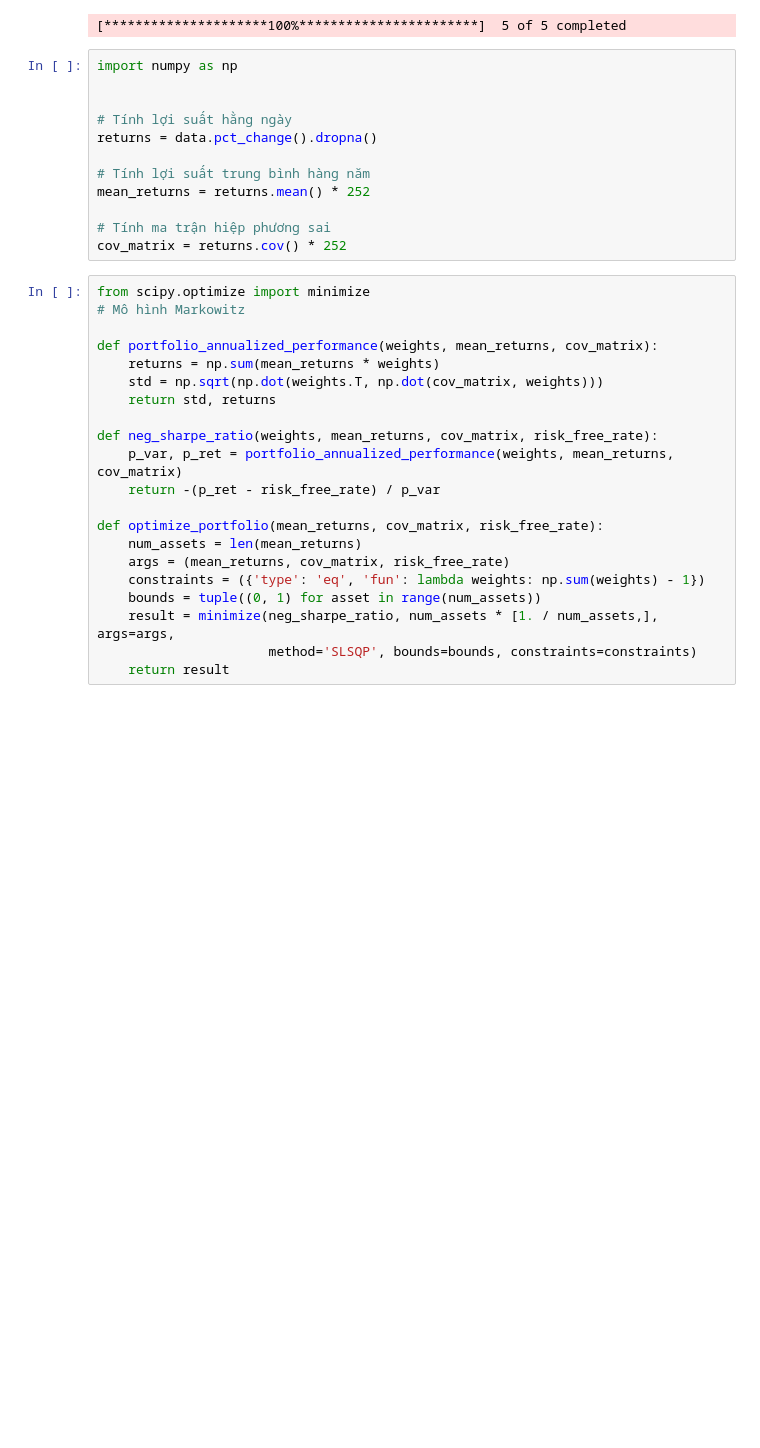
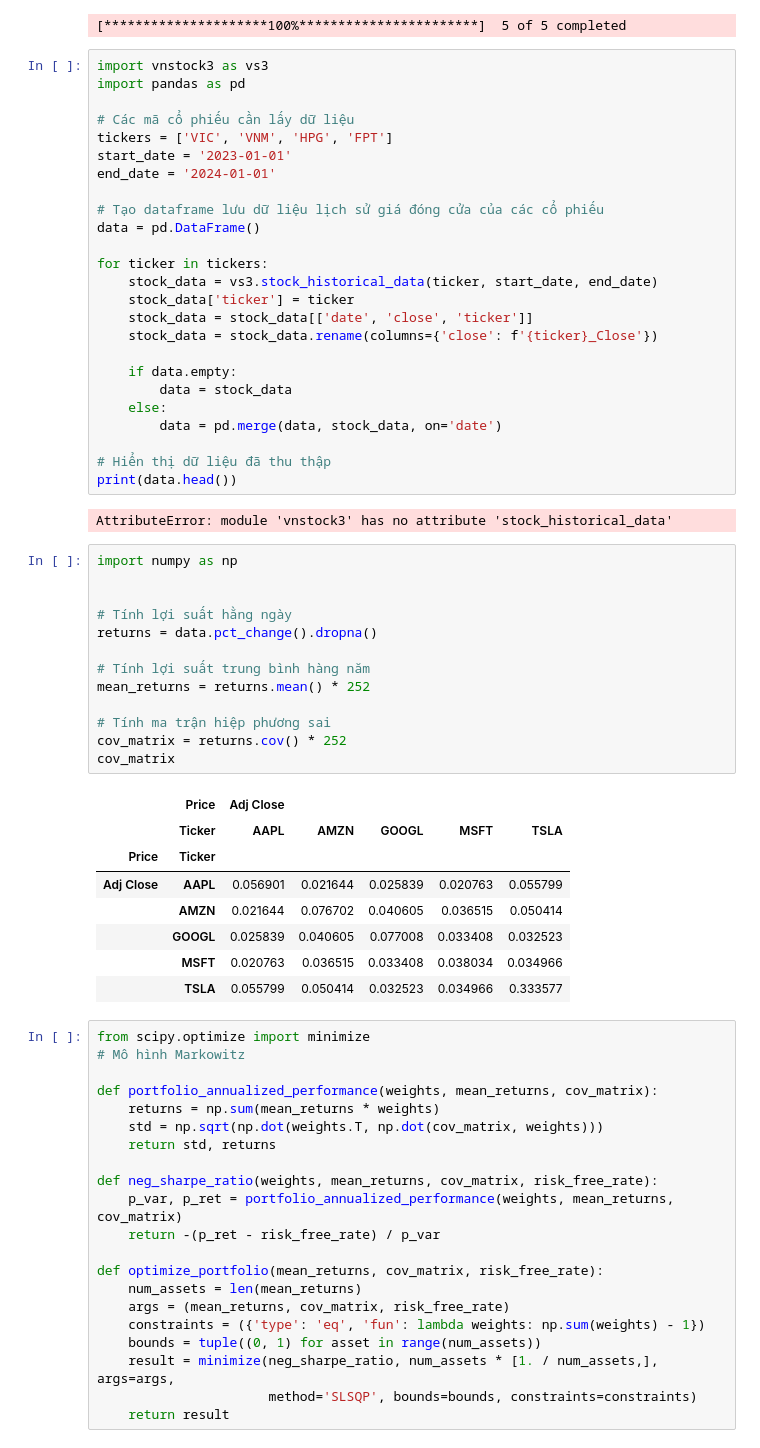
Before and after one commit to VuHSO-edu/NCKH, a Jupyter notebook: vnstock.ipynb, the cells around one changed output. Drawn from its saved outputs; the diff is of its cells as text; blank space fills up the shorter version.

Commit message:
wed stock

```diff
--- a/vnstock.ipynb
+++ b/vnstock.ipynb
@@ -6,18 +6,55 @@ stock_ls = ['AAPL', 'GOOGL', 'MSFT', 'AMZN', 'TSLA']
 data = yf.download(stock_ls, start="2024-01-01", end="2024-10-01")[['Adj Close']]
 # %% [output]
 [*********************100%***********************]  5 of 5 completed
+# %%
+import vnstock3 as vs3
+import pandas as pd
+
+# Các mã cổ phiếu cần lấy dữ liệu
+tickers = ['VIC', 'VNM', 'HPG', 'FPT']
+start_date = '2023-01-01'
+end_date = '2024-01-01'
+
+# Tạo dataframe lưu dữ liệu lịch sử giá đóng cửa của các cổ phiếu
+data = pd.DataFrame()
+
+for ticker in tickers:
+    stock_data = vs3.stock_historical_data(ticker, start_date, end_date)
+    stock_data['ticker'] = ticker
+    stock_data = stock_data[['date', 'close', 'ticker']]
+    stock_data = stock_data.rename(columns={'close': f'{ticker}_Close'})
+
+    if data.empty:
+        data = stock_data
+    else:
+        data = pd.merge(data, stock_data, on='date')
+
+# Hiển thị dữ liệu đã thu thập
+print(data.head())
+# %% [output]
+AttributeError: module 'vnstock3' has no attribute 'stock_historical_data'
 # %%
 import numpy as np
 
 
 # Tính lợi suất hằng ngày
 returns = data.pct_change().dropna()
 
 # Tính lợi suất trung bình hàng năm
 mean_returns = returns.mean() * 252
 
 # Tính ma trận hiệp phương sai
 cov_matrix = returns.cov() * 252
+cov_matrix
+# %% [output]
+|  | Price | Adj Close |  |  |  |  |
+|  | Ticker | AAPL | AMZN | GOOGL | MSFT | TSLA |
+| Price | Ticker |  |  |  |  |  |
+| Adj Close | AAPL | 0.056901 | 0.021644 | 0.025839 | 0.020763 | 0.055799 |
+|  | AMZN | 0.021644 | 0.076702 | 0.040605 | 0.036515 | 0.050414 |
+|  | GOOGL | 0.025839 | 0.040605 | 0.077008 | 0.033408 | 0.032523 |
+|  | MSFT | 0.020763 | 0.036515 | 0.033408 | 0.038034 | 0.034966 |
+|  | TSLA | 0.055799 | 0.050414 | 0.032523 | 0.034966 | 0.333577 |
 # %%
 from scipy.optimize import minimize
 # Mô hình Markowitz
```
Also changed, not shown: parts of 4 cells of this notebook, 2 other files.
